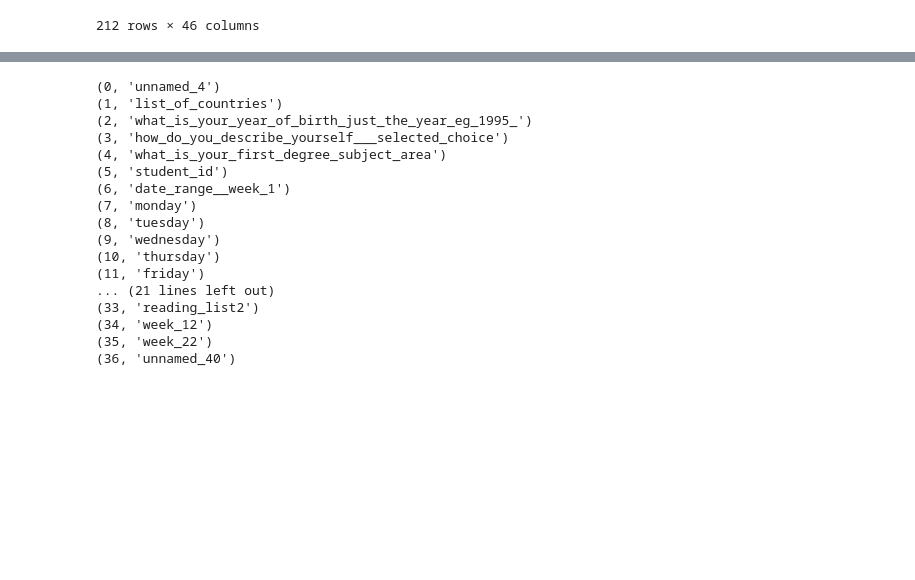
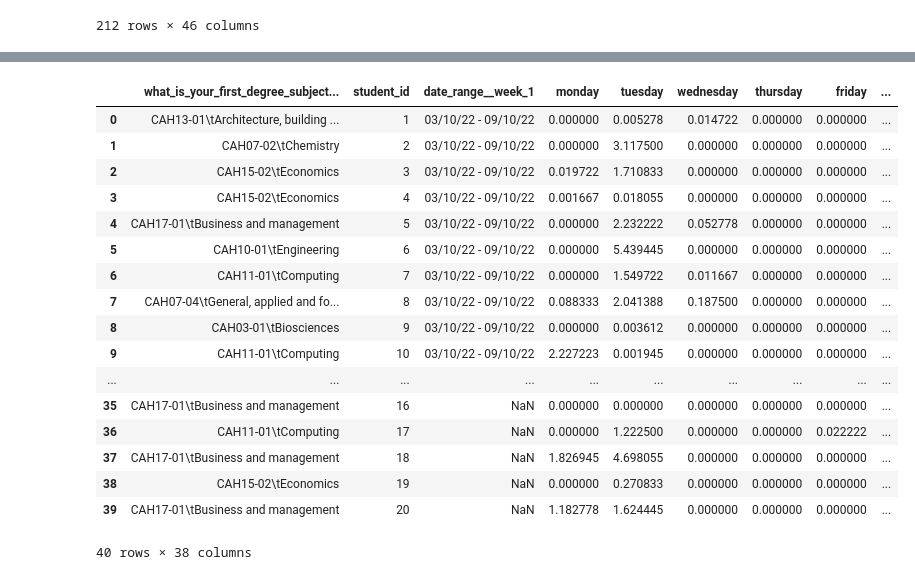
Before and after one commit to tjgusshy/UWE_Brsitol_IGP_Project, a Jupyter notebook: python_folder/eda.ipynb, the cells around one changed output, grey strips where cells are left out. Cells and saved outputs as stored; diff of their text form; code cells hidden in the pictures; blank space fills up the shorter version.

```diff
--- a/python_folder/eda.ipynb
+++ b/python_folder/eda.ipynb
@@ -78,2 +80,6 @@ NameError: name 'xls' is not defined
 # %%
-Please reflect on your team's performance in the module - I really enjoyed working in the team
+week1 = pd.read_csv('csv_data/week1.csv')
+week2 = pd.read_csv('csv_data/week2.csv')
+# %%
+week1 = week1.iloc[:, 4:]
+week2 = week2.iloc[:, 4:]
@@ -80,27 +88,30 @@ Please reflect on your team's performance in the module - I really enjoyed worki
+# %%
+pd.concat([week1, week2] ,ignore_index=True)
+# %% [output]
+|  | what_is_your_first_degree_subject... | student_id | date_range__week_1 | monday | tuesday | wednesday | thursday | friday | ... |
+| 0 | CAH13-01\tArchitecture, building ... | 1 | 03/10/22 - 09/10/22 | 0.000000 | 0.005278 | 0.014722 | 0.000000 | 0.000000 | ... |
+| 1 | CAH07-02\tChemistry | 2 | 03/10/22 - 09/10/22 | 0.000000 | 3.117500 | 0.000000 | 0.000000 | 0.000000 | ... |
+| 2 | CAH15-02\tEconomics | 3 | 03/10/22 - 09/10/22 | 0.019722 | 1.710833 | 0.000000 | 0.000000 | 0.000000 | ... |
+| 3 | CAH15-02\tEconomics | 4 | 03/10/22 - 09/10/22 | 0.001667 | 0.018055 | 0.000000 | 0.000000 | 0.000000 | ... |
+| 4 | CAH17-01\tBusiness and management | 5 | 03/10/22 - 09/10/22 | 0.000000 | 2.232222 | 0.052778 | 0.000000 | 0.000000 | ... |
+| 5 | CAH10-01\tEngineering | 6 | 03/10/22 - 09/10/22 | 0.000000 | 5.439445 | 0.000000 | 0.000000 | 0.000000 | ... |
+| 6 | CAH11-01\tComputing | 7 | 03/10/22 - 09/10/22 | 0.000000 | 1.549722 | 0.011667 | 0.000000 | 0.000000 | ... |
+| 7 | CAH07-04\tGeneral, applied and fo... | 8 | 03/10/22 - 09/10/22 | 0.088333 | 2.041388 | 0.187500 | 0.000000 | 0.000000 | ... |
+| 8 | CAH03-01\tBiosciences | 9 | 03/10/22 - 09/10/22 | 0.000000 | 0.003612 | 0.000000 | 0.000000 | 0.000000 | ... |
+| 9 | CAH11-01\tComputing | 10 | 03/10/22 - 09/10/22 | 2.227223 | 0.001945 | 0.000000 | 0.000000 | 0.000000 | ... |
+| ... | ... | ... | ... | ... | ... | ... | ... | ... | ... |
+| 35 | CAH17-01\tBusiness and management | 16 | NaN | 0.000000 | 0.000000 | 0.000000 | 0.000000 | 0.000000 | ... |
+| 36 | CAH11-01\tComputing | 17 | NaN | 0.000000 | 1.222500 | 0.000000 | 0.000000 | 0.022222 | ... |
+| 37 | CAH17-01\tBusiness and management | 18 | NaN | 1.826945 | 4.698055 | 0.000000 | 0.000000 | 0.000000 | ... |
+| 38 | CAH15-02\tEconomics | 19 | NaN | 0.000000 | 0.270833 | 0.000000 | 0.000000 | 0.000000 | ... |
+| 39 | CAH17-01\tBusiness and management | 20 | NaN | 1.182778 | 1.624445 | 0.000000 | 0.000000 | 0.000000 | ... |
+40 rows × 38 columns
 # %%
 # renaming columns with spaces and special characters
 week1_democo2 = pd.read_excel(xls,'Week 1',skiprows=1)
 week1_democo2.columns=week1_democo2.columns.str.replace(' ','_').str.replace(',','').str.lower().str.replace("-",'_').str.replace("?",'').str.replace("(",'').str.replace(")",'').str.replace('.','').str.replace('&','').str.replace(":",'')
-week1_democo2 =week1_democo2.iloc[:, 4:]
+week1_democo2 =week1_democo2.iloc[0:20:, 4:]
 df = week1_democo2
+df = pd.DataFrame(df)
 
-for i in enumerate(df):
-    print(i)
+df_scv = df.to_csv('csv_data/week1.csv', index=False)
-# %% [output]
-(0, 'unnamed_4')
-(1, 'list_of_countries')
-(2, 'what_is_your_year_of_birth_just_the_year_eg_1995_')
-(3, 'how_do_you_describe_yourself___selected_choice')
-(4, 'what_is_your_first_degree_subject_area')
-(5, 'student_id')
-(6, 'date_range__week_1')
-(7, 'monday')
-(8, 'tuesday')
-(9, 'wednesday')
-(10, 'thursday')
-(11, 'friday')
-... (21 lines left out)
-(33, 'reading_list2')
-(34, 'week_12')
-(35, 'week_22')
-(36, 'unnamed_40')
```
Also changed, not shown: parts of 27 cells of this notebook.
